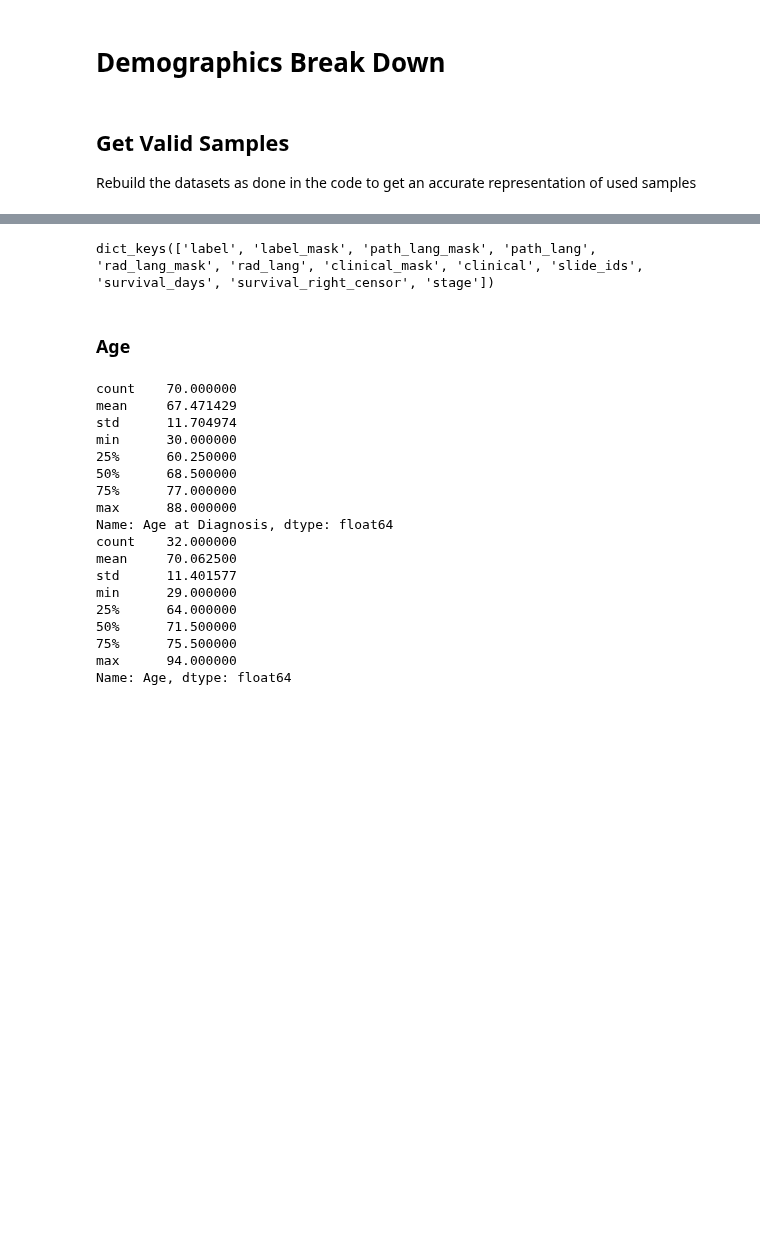
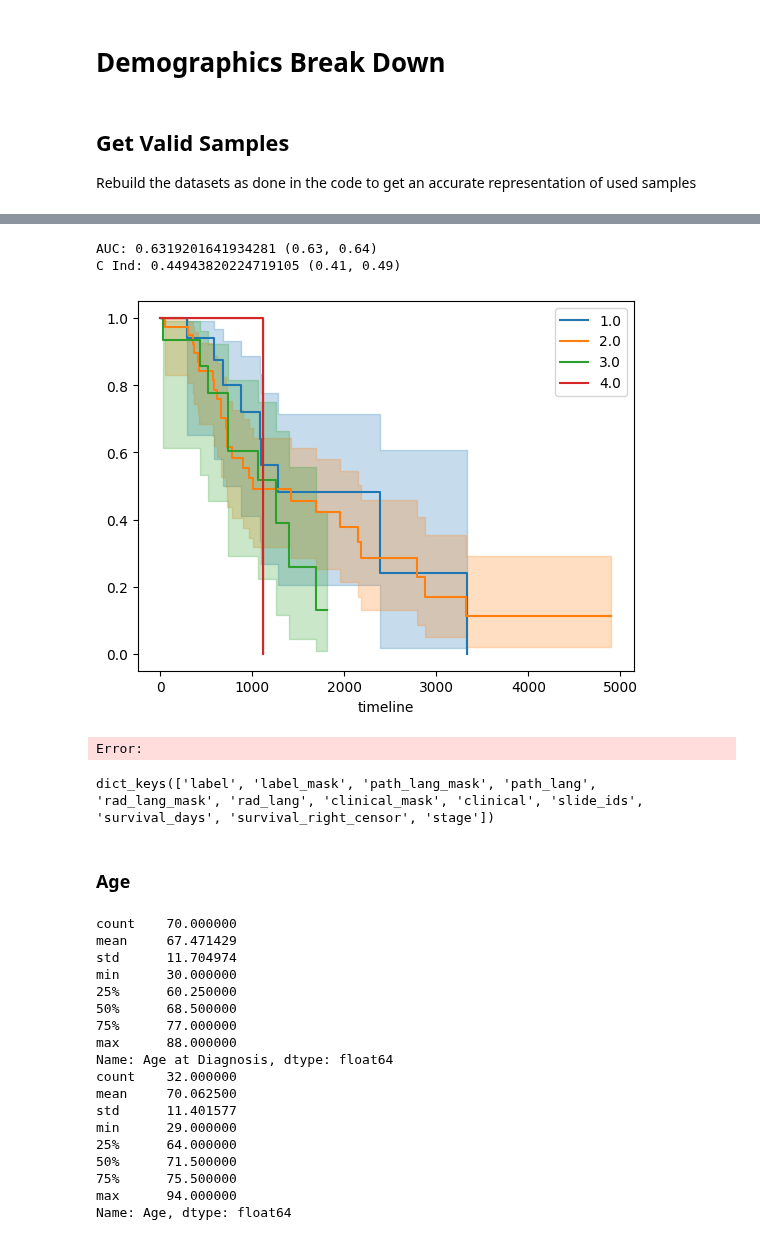
Before and after one commit to joobumjin/RadAI_Multimodal, a Jupyter notebook: Notebooks/demographics.ipynb, the cells around one changed output, grey strips where cells are left out. Drawn from its saved outputs; the diff is of its cells as text; code cells hidden in the pictures; blank space fills up the shorter version.

```diff
--- a/Notebooks/demographics.ipynb
+++ b/Notebooks/demographics.ipynb
@@ -45,6 +77,11 @@ from lifelines import KaplanMeierFitter
 import matplotlib.pyplot as plt
 from sksurv.metrics import concordance_index_censored, cumulative_dynamic_auc
 from torchsurv.metrics.cindex import ConcordanceIndex
+import scipy.stats as stats
+
+seed = 0
+torch.manual_seed(seed)
+np.random.seed(seed)
 
 all_ds = ConcatDataset([rih, rw])
 all_loader = DataLoader(all_ds)
@@ -57,15 +94,19 @@ for s in all_loader:
 df = pd.DataFrame({"Stage": stages, "Survival Time": time, "Survival Event": event})
 
 tv, test_inds = train_test_split(
-    np.arange(len(all_ds)),
+    np.arange(len(df)),
     test_size=0.15,
     random_state=args.seed,
 )
 
 test = df.iloc[test_inds]
 
-kf = KFold(n_splits=5, shuffle=True, random_state=args.seed)
+kf = KFold(n_splits=5, shuffle=True, random_state=0)
 splits = kf.split(X=tv)
+
+ax = plt.subplot(111)
+cinds = []
+aucs = []
 
 for split, (train_inds, val_inds) in enumerate(splits):
     train, val = df.iloc[train_inds], df.iloc[val_inds]
@@ -78,38 +119,60 @@ for split, (train_inds, val_inds) in enumerate(splits):
 
     # Fit and plot each group separately onto the same axis (ax)
     for name, grouped_df in train.groupby("Stage"):
         kmf.fit(
             grouped_df["Survival Time"],
             event_observed=grouped_df["Survival Event"],
             label=name,
         )
-        s_prop[name] = dict(kmf.survival_function_at_times([2*365.0]))
+        s_prop[name] = dict(kmf.survival_function_at_times([5*365.0]))
+
+        if split == 4: kmf.plot_survival_function(ax=ax)
 
     km_risk = 1 - pd.DataFrame.from_dict(s_prop, orient='index')
 
-    df_km_2yr = test['Stage'].map(dict(km_risk[730.0]))
+    df_km_2yr = test['Stage'].map(dict(km_risk[5 * 365.0]))
 
     cindex = ConcordanceIndex()
     cind = cindex(
         torch.from_numpy(df_km_2yr.to_numpy()),
         torch.from_numpy(test['Survival Event'].to_numpy(dtype=bool)),
         torch.from_numpy(test['Survival Time'].to_numpy())
     )
 
     dt = [('Survival Event', '?'), ('Survival Time', '<f8')]
-    df = df.astype({'Survival Event': bool, 'Survival Time': float})
 
     survival_test = np.zeros(len(test), dtype=dt)
     survival_test['Survival Event'] = test['Survival Event'].to_numpy()
     survival_test['Survival Time'] = test['Survival Time'].to_numpy()
 
     survival_train = np.zeros(len(train), dtype=dt)
     survival_train['Survival Event'] = train['Survival Event'].to_numpy()
     survival_train['Survival Time'] = train['Survival Time'].to_numpy()
 
-    auc, mean_auc = cumulative_dynamic_auc(survival_test, survival_test, df_km_2yr, [730.], tied_tol=1e-08)
+    auc, mean_auc = cumulative_dynamic_auc(survival_train, survival_test, df_km_2yr, [5 * 365.])
+    cinds.append(cind)
+    aucs.append(auc[0])
 
-    print(f"Split {split}, C Ind: {cind}, AUC: {auc}")
+auc_avg = np.mean(aucs)
+auc_err = stats.sem(aucs)
+
+ci_avg = np.mean(cinds)
+ci_err = stats.sem(cinds)
+
+auc_ci = stats.t.interval(confidence=.95, df=4, loc=auc_avg, scale=auc_err)
+auc_ci = [float(n) for n in auc_ci]
+c_ci = stats.t.interval(confidence=.95, df=4, loc=ci_avg, scale=ci_err)
+c_ci = [float(n) for n in c_ci]
+
+print(f"AUC: {auc_avg} ({auc_ci[0]:.2f}, {auc_ci[1]:.2f})")
+print(f"C Ind: {ci_avg} ({c_ci[0]:.2f}, {c_ci[1]:.2f})")
+
+plt.show()
+# %% [output]
+AUC: 0.6319201641934281 (0.63, 0.64)
+C Ind: 0.44943820224719105 (0.41, 0.49)
+[figure, added]
+Error:
 # %%
 sample = next(iter(rw_loader))
 sample.keys()
```
Also changed, not shown: parts of 2 cells of this notebook, 3 other files.
